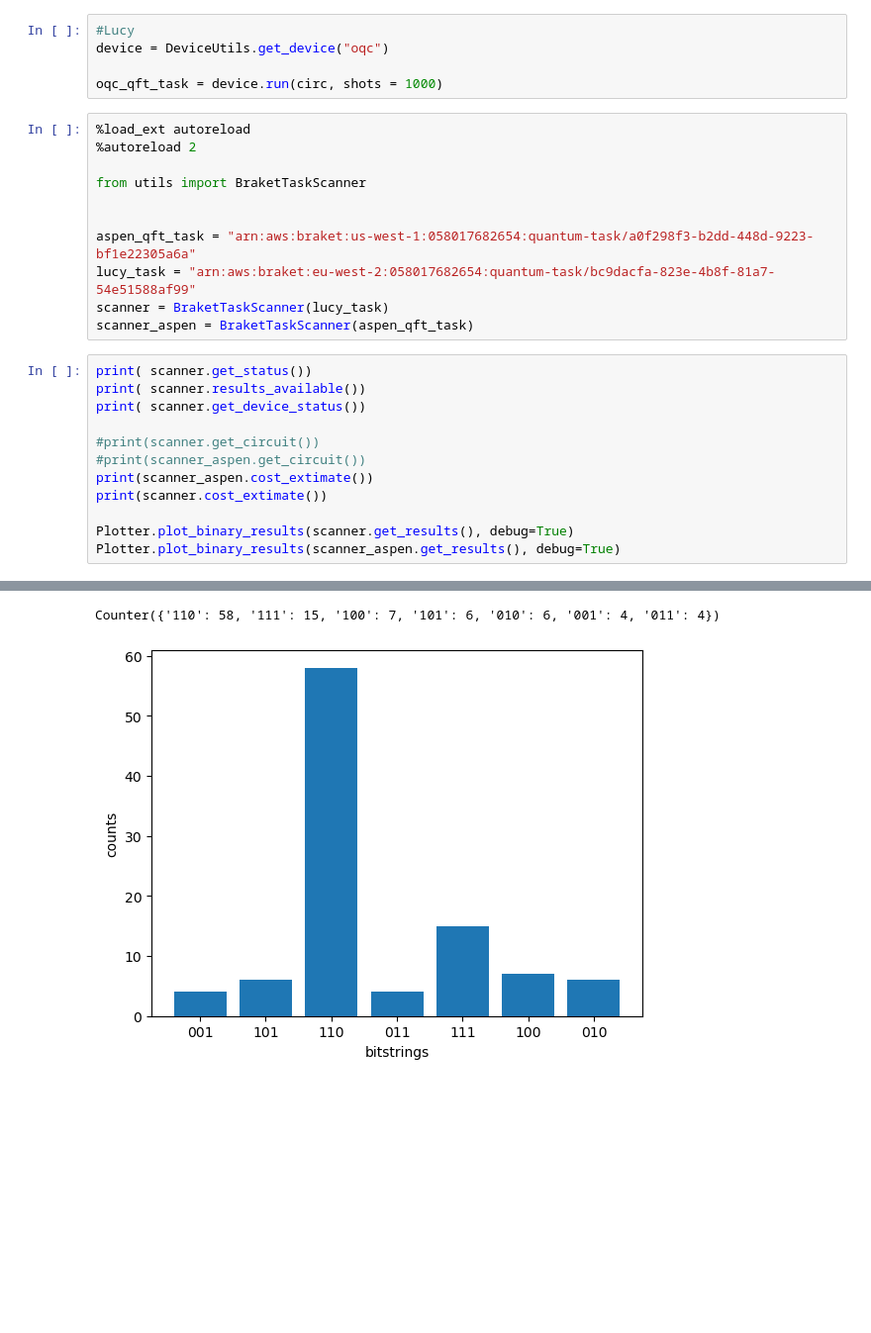
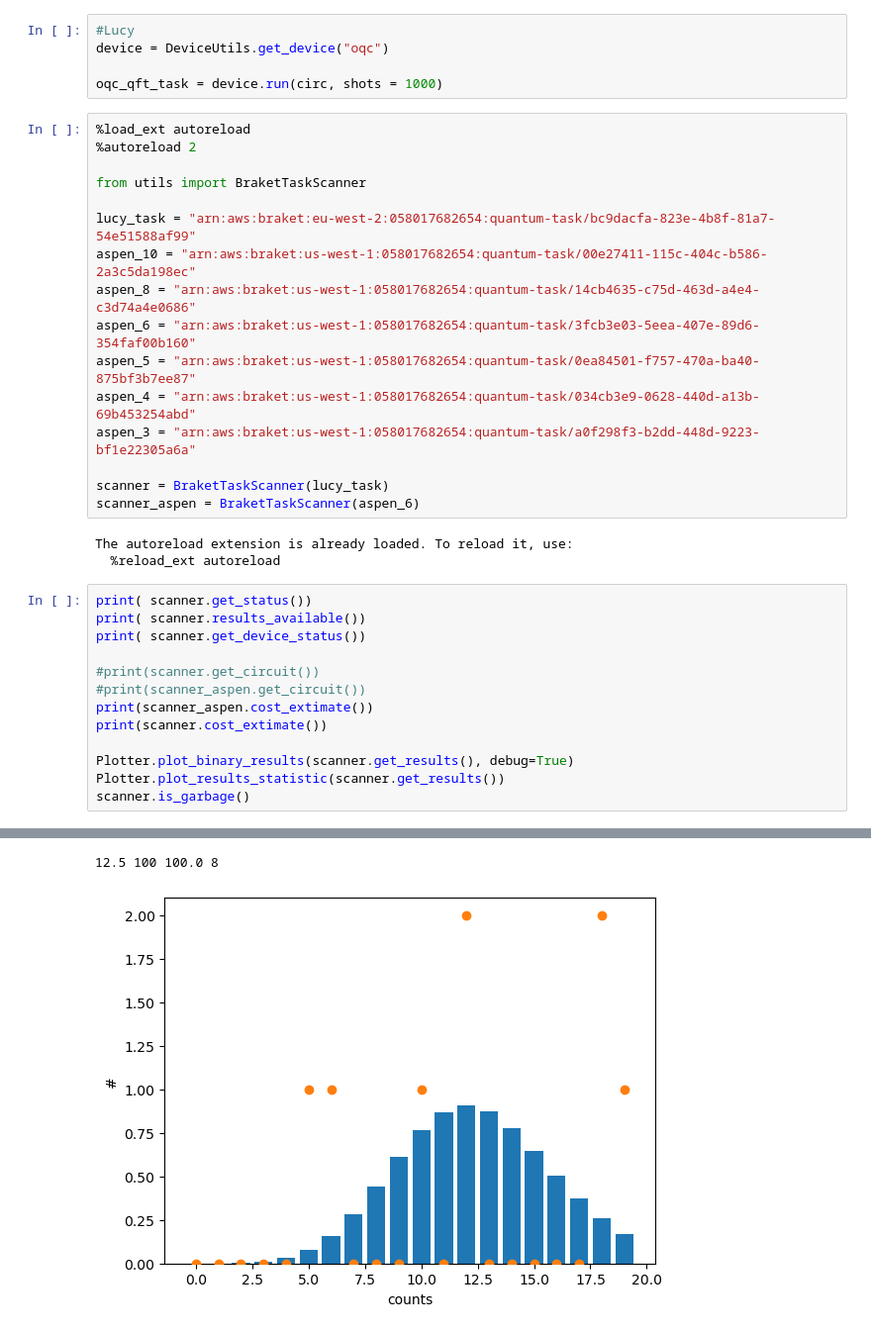
Before and after one commit to SwgAnno/QBench, a Jupyter notebook: QFT_test.ipynb, the cells around one changed output, grey strips where cells are left out. Shown at 99% size. Cells and saved outputs as stored; diff of their text form; blank space fills up the shorter version.

Commit message:
More test with QFT + check for garbage results

```diff
--- a/QFT_test.ipynb
+++ b/QFT_test.ipynb
@@ -195,17 +210,25 @@ ValidationException: An error occurred (ValidationException) when calling the Cr
 device = DeviceUtils.get_device("oqc")
 
 oqc_qft_task = device.run(circ, shots = 1000)
-# %%
-%load_ext autoreload
-%autoreload 2
-
-from utils import BraketTaskScanner
-
-
-aspen_qft_task = "arn:aws:braket:us-west-1:058017682654:quantum-task/a0f298f3-b2dd-448d-9223-bf1e22305a6a"
-lucy_task = "arn:aws:braket:eu-west-2:058017682654:quantum-task/bc9dacfa-823e-4b8f-81a7-54e51588af99"
-scanner = BraketTaskScanner(lucy_task)
-scanner_aspen = BraketTaskScanner(aspen_qft_task)
+# %%
+%load_ext autoreload
+%autoreload 2
+
+from utils import BraketTaskScanner
+
+lucy_task = "arn:aws:braket:eu-west-2:058017682654:quantum-task/bc9dacfa-823e-4b8f-81a7-54e51588af99"
+aspen_10 = "arn:aws:braket:us-west-1:058017682654:quantum-task/00e27411-115c-404c-b586-2a3c5da198ec"
+aspen_8 = "arn:aws:braket:us-west-1:058017682654:quantum-task/14cb4635-c75d-463d-a4e4-c3d74a4e0686"
+aspen_6 = "arn:aws:braket:us-west-1:058017682654:quantum-task/3fcb3e03-5eea-407e-89d6-354faf00b160"
+aspen_5 = "arn:aws:braket:us-west-1:058017682654:quantum-task/0ea84501-f757-470a-ba40-875bf3b7ee87"
+aspen_4 = "arn:aws:braket:us-west-1:058017682654:quantum-task/034cb3e9-0628-440d-a13b-69b453254abd"
+aspen_3 = "arn:aws:braket:us-west-1:058017682654:quantum-task/a0f298f3-b2dd-448d-9223-bf1e22305a6a"
+
+scanner = BraketTaskScanner(lucy_task)
+scanner_aspen = BraketTaskScanner(aspen_6)
+# %% [output]
+The autoreload extension is already loaded. To reload it, use:
+  %reload_ext autoreload
 # %%
 print( scanner.get_status())
 print( scanner.results_available())
@@ -217,7 +240,8 @@ print(scanner_aspen.cost_extimate())
 print(scanner.cost_extimate())
 
 Plotter.plot_binary_results(scanner.get_results(), debug=True)
-Plotter.plot_binary_results(scanner_aspen.get_results(), debug=True)
+Plotter.plot_results_statistic(scanner.get_results())
+scanner.is_garbage()
 # %% [output]
 COMPLETED
 True
@@ -226,5 +250,5 @@ ONLINE
 0.3350000000
 Counter({'010': 19, '000': 18, '110': 18, '100': 12, '101': 12, '011': 10, '111': 6, '001': 5})
 [figure]
-Counter({'110': 58, '111': 15, '100': 7, '101': 6, '010': 6, '001': 4, '011': 4})
+12.5 100 100.0 8
-[figure, old version]
+[figure, new version]
```
Also changed, not shown: parts of 5 cells of this notebook, 1 other file.
